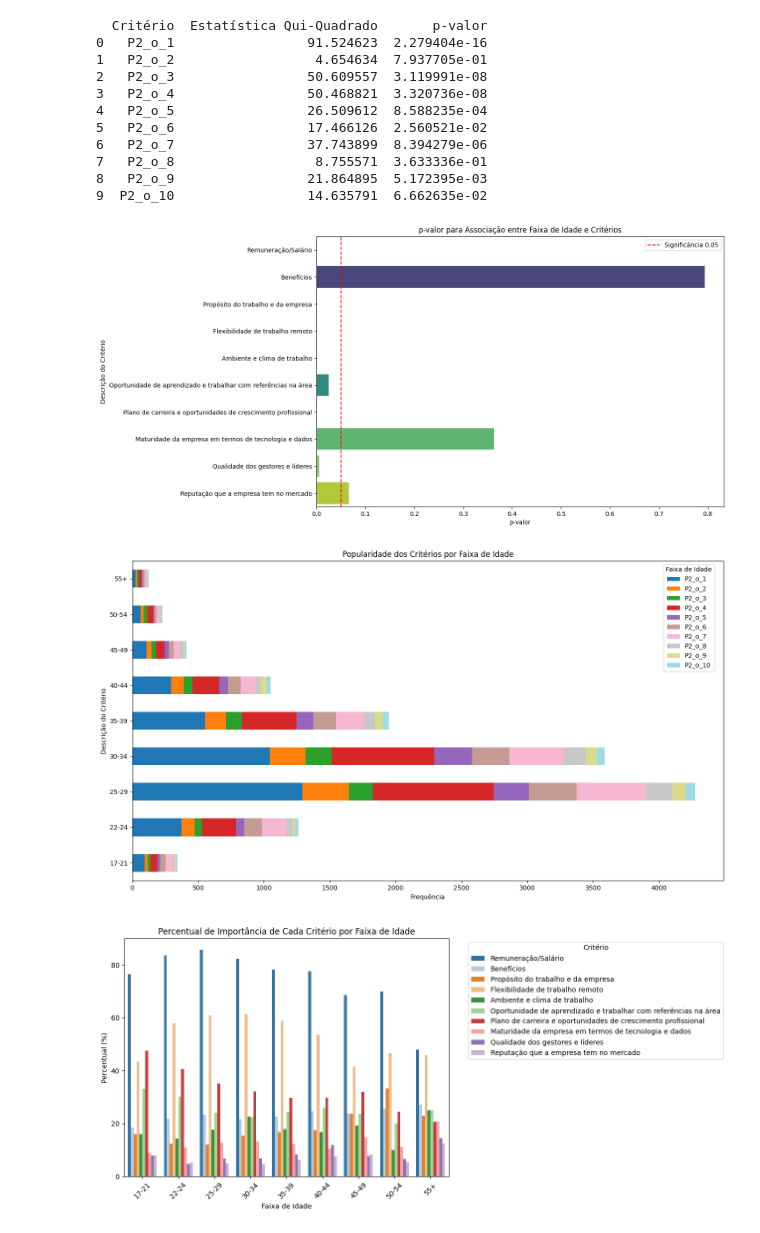
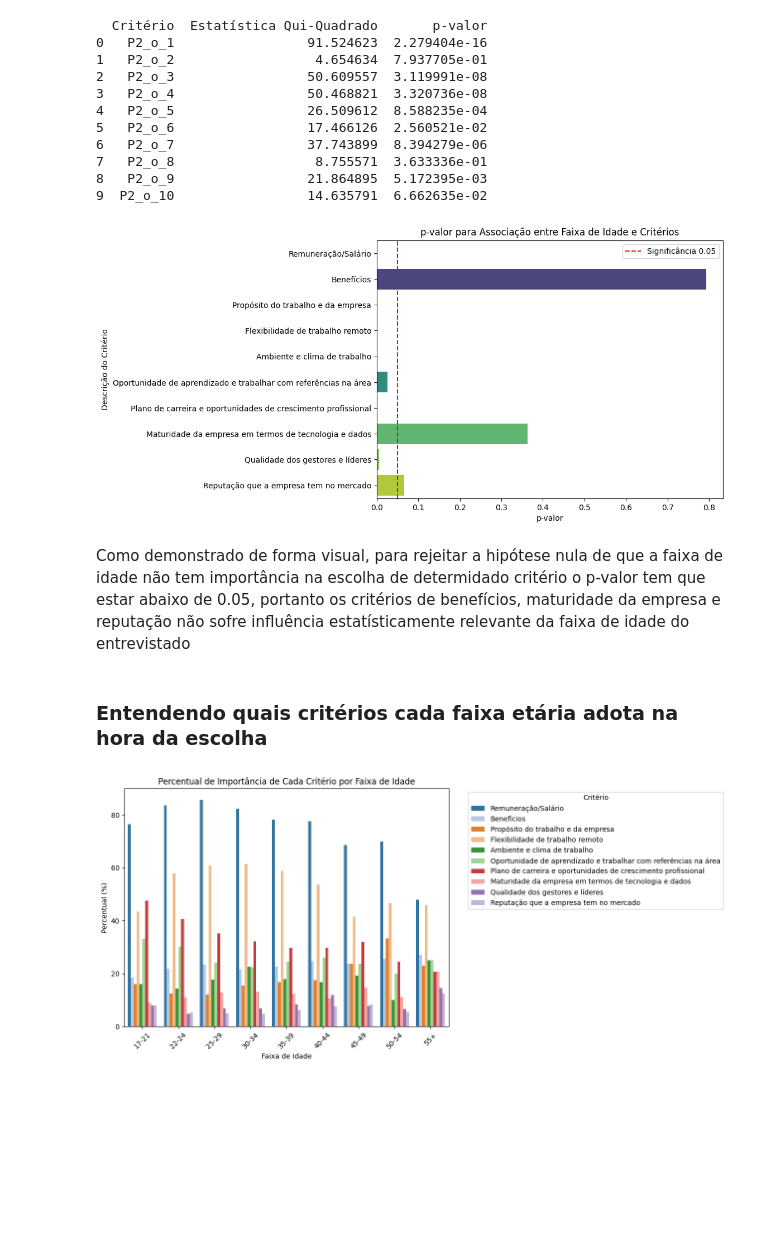
Before and after one commit to ericksalignac/Projeto-Integrador-1, a Jupyter notebook: state-of-data-analysis.ipynb, the cells around one changed output. Cells and saved outputs as stored; diff of their text form; code cells hidden in the pictures; blank space fills up the shorter version.

Commit message:
Kaggle Notebook | state_of_data_analysis | Version 4

```diff
--- a/state-of-data-analysis.ipynb
+++ b/state-of-data-analysis.ipynb
@@ -104,0 +145,23 @@ A partir de que nível de conhecimento um profissional jovem e técnico passa a
+# %%
+# Definir um mapeamento para simplificar as descrições das faixas salariais sem o "R$"
+simplified_mapping = {
+    'Menos de R$ 1.000/mês': '< 1.000',
+    'de R$ 1.001/mês a R$ 2.000/mês': '1.001 - 2.000',
+    'de R$ 2.001/mês a R$ 3.000/mês': '2.001 - 3.000',
+    'de R$ 3.001/mês a R$ 4.000/mês': '3.001 - 4.000',
+    'de R$ 4.001/mês a R$ 6.000/mês': '4.001 - 6.000',
+    'de R$ 6.001/mês a R$ 8.000/mês': '6.001 - 8.000',
+    'de R$ 8.001/mês a R$ 12.000/mês': '8.001 - 12.000',
+    'de R$ 12.001/mês a R$ 16.000/mês': '12.001 - 16.000',
+    'de R$ 16.001/mês a R$ 20.000/mês': '16.001 - 20.000',
+    'de R$ 20.001/mês a R$ 25.000/mês': '20.001 - 25.000',
+    'de R$ 25.001/mês a R$ 30.000/mês': '25.001 - 30.000',
+    'de R$ 30.001/mês a R$ 40.000/mês': '30.001 - 40.000',
+    'Acima de R$ 40.001/mês': '> 40.000'
+}
+
+# Aplicar o mapeamento para simplificar as descrições
+df['P2_h_simplified'] = df['P2_h'].map(simplified_mapping)
+
+# Converter a nova coluna para uma categoria ordenada
+df['P2_h_simplified'] = pd.Categorical(df['P2_h_simplified'], categories=simplified_mapping.values(), ordered=True)
@@ -175,17 +295,21 @@ print(resultados_df)
 # %%
 resultados_df['Descrição'] = resultados_df['Critério'].map(dict_cols)
 
 # Plotar o gráfico com as descrições das colunas
-plt.figure(figsize=(12, 8))
+plt.figure(figsize=(8, 6))
 sns.barplot(data=resultados_df, x='p-valor', y='Descrição', palette='viridis')
 plt.axvline(x=0.05, color='red', linestyle='--', label='Significância 0.05')
 plt.title('p-valor para Associação entre Faixa de Idade e Critérios')
 plt.xlabel('p-valor')
 plt.ylabel('Descrição do Critério')
 plt.legend()
 plt.show()
 # %% [output]
-[figure, old version]
+[figure, new version]
+# %% [markdown]
+Como demonstrado de forma visual, para rejeitar a hipótese nula de que a faixa de idade não tem importância na escolha de determidado critério o p-valor tem que estar abaixo de 0.05, portanto os critérios de benefícios, maturidade da empresa e reputação não sofre influência estatísticamente relevante da faixa de idade do entrevistado
+# %% [markdown]
+### Entendendo quais critérios cada faixa etária adota na hora da escolha
 # %%
 # Agrupar por faixa de idade e somar os valores dos critérios
 frequencias_criterios = df_idade_criterios.groupby('Faixa_Idade').sum()
@@ -197,18 +321,4 @@ frequencias_criterios = frequencias_criterios.T
 frequencias_criterios['Descrição'] = frequencias_criterios.index.map(dict_cols)
 # %%
 frequencias_criterios = frequencias_criterios.set_index(frequencias_criterios['Descrição']).drop(columns = 'Descrição')
-# %%
-# Transpor o DataFrame para facilitar o gráfico
-frequencias_criterios_transposto = frequencias_criterios.T
-
-# Gráfico de barras horizontais empilhadas
-ax = frequencias_criterios_transposto.plot(kind='barh', stacked=True, figsize=(14, 8), colormap='tab20')
-plt.title('Popularidade dos Critérios por Faixa de Idade')
-plt.xlabel('Frequência')
-plt.ylabel('Descrição do Critério')
-plt.legend(title='Faixa de Idade', bbox_to_anchor=(0.99, 1), loc='best')
-plt.tight_layout()
-plt.show()
-# %% [output]
-[figure, removed]
 # %%
```
Also changed, not shown: parts of 25 cells of this notebook.
